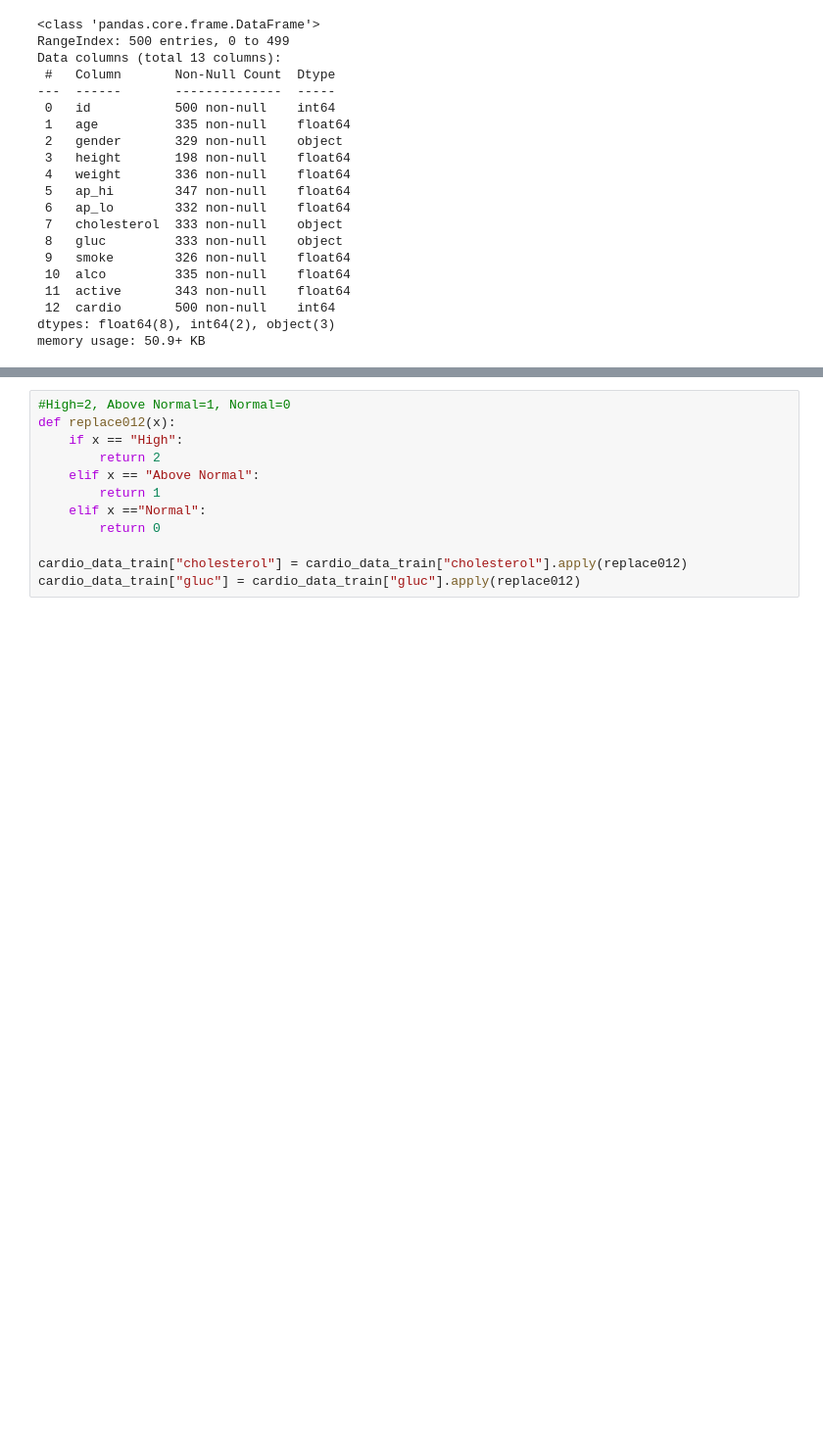
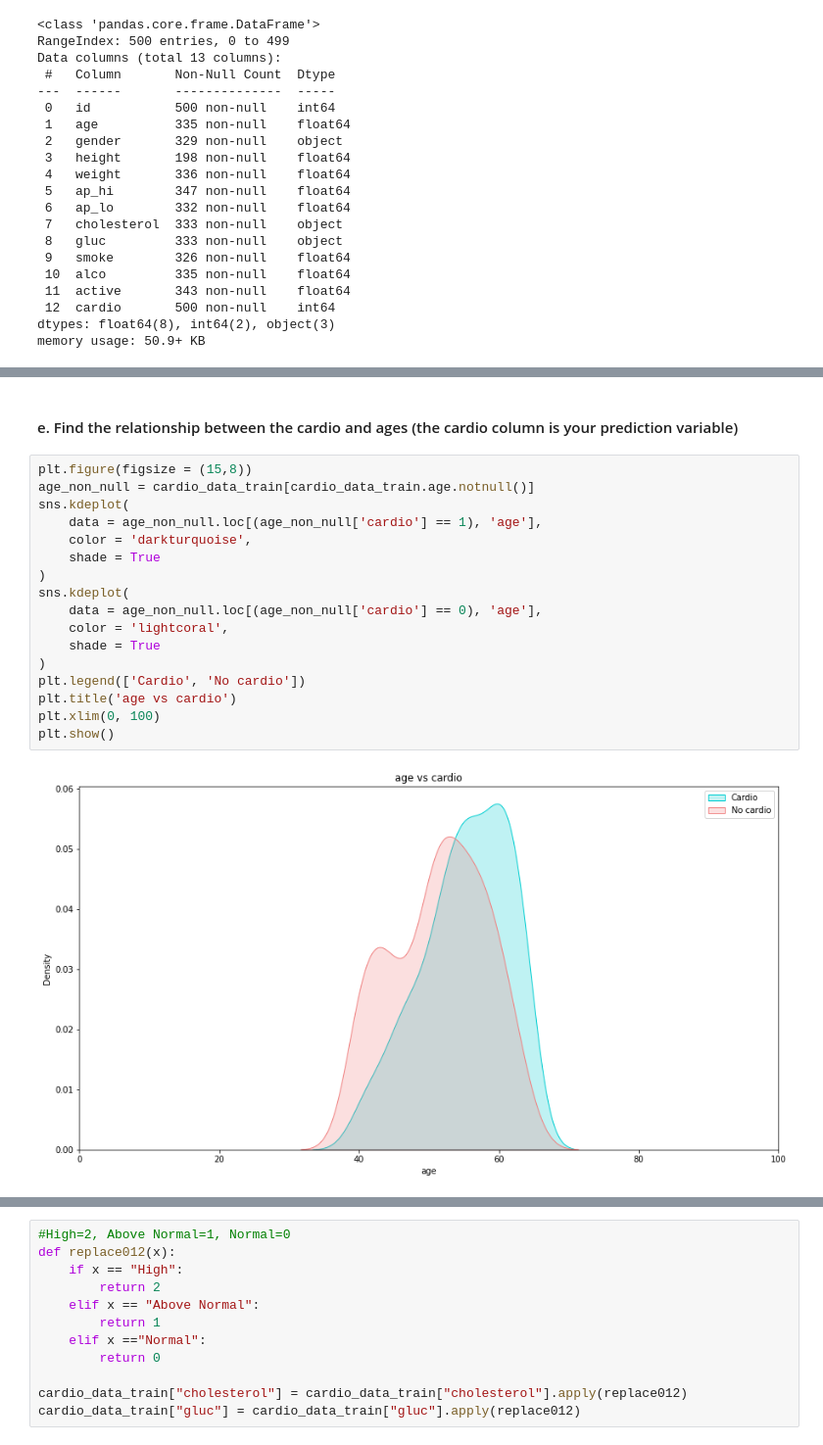
Before and after one commit to srpanchal/Predict-Cardio-Disease-Machine-Learning, a Jupyter notebook: Lab1_Saurabh_Panchal.ipynb, the cells around one changed output, grey strips where cells are left out. Shown: that part at 98% size. Saved outputs shown, nothing was run; the diff lists cells and outputs as text; blank space fills up the shorter version.

```diff
--- a/Lab1_Saurabh_Panchal.ipynb
+++ b/Lab1_Saurabh_Panchal.ipynb
@@ -96,0 +135,21 @@ cardio_data_train.describe()
+# %% [markdown]
+#### e. Find the relationship between the cardio and ages (the cardio column is your prediction variable)
+# %%
+plt.figure(figsize = (15,8))
+age_non_null = cardio_data_train[cardio_data_train.age.notnull()]
+sns.kdeplot(
+    data = age_non_null.loc[(age_non_null['cardio'] == 1), 'age'],
+    color = 'darkturquoise',
+    shade = True
+)
+sns.kdeplot(
+    data = age_non_null.loc[(age_non_null['cardio'] == 0), 'age'],
+    color = 'lightcoral',
+    shade = True
+)
+plt.legend(['Cardio', 'No cardio'])
+plt.title('age vs cardio')
+plt.xlim(0, 100)
+plt.show()
+# %% [output]
+[figure, added]
```
Also changed, not shown: parts of 46 cells of this notebook, 2 other files.
